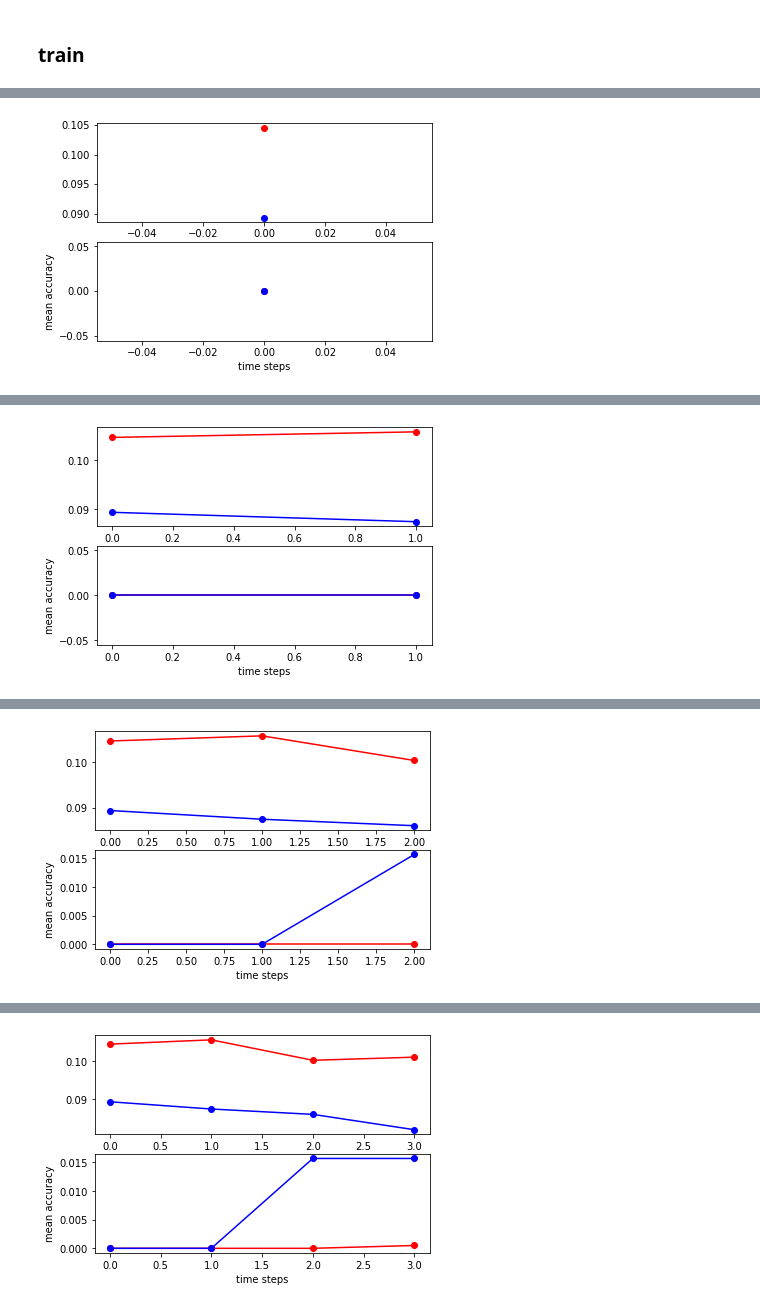
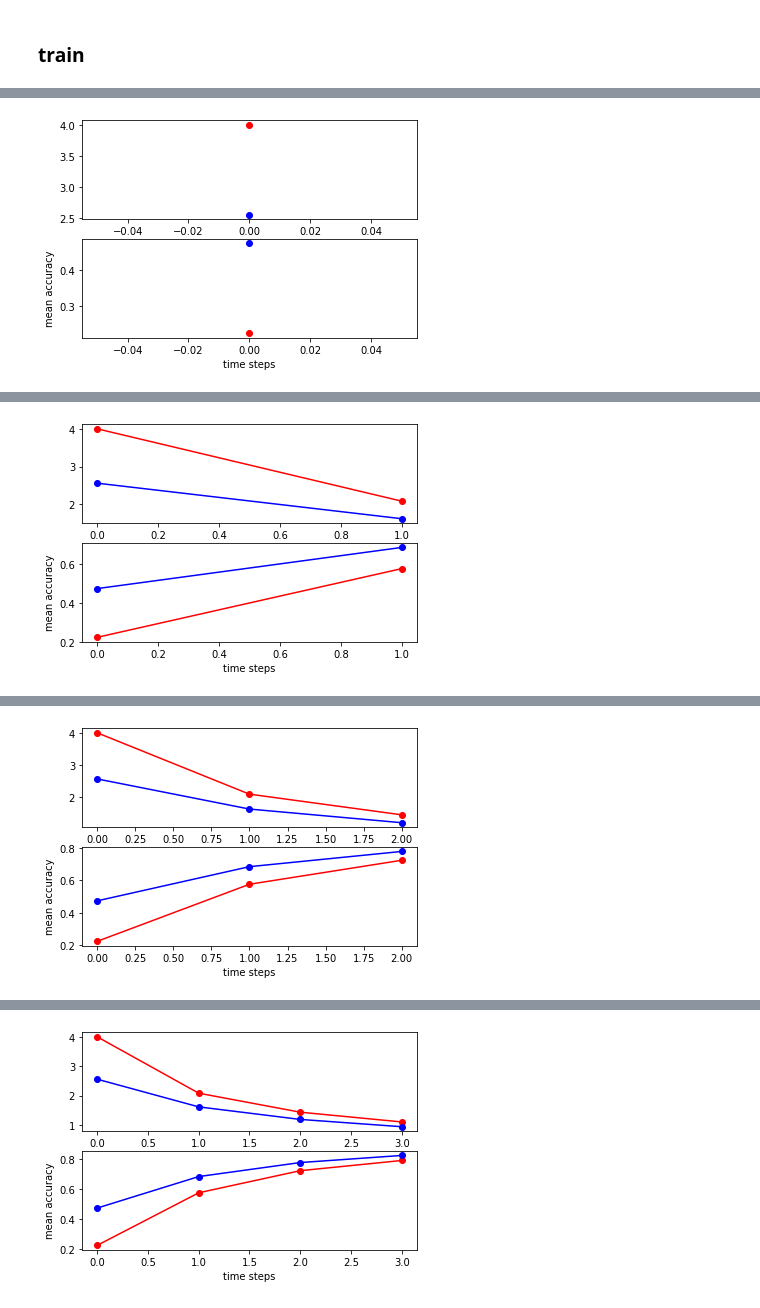
Before and after one commit to giovannimaffei/contrastive_predictive_coding, a Jupyter notebook: notebooks/Contrastive_predictive_coding_package_test.ipynb, the cells around one changed output, grey strips where cells are left out. Drawn from its saved outputs; the diff is of its cells as text; code cells hidden in the pictures.

Commit message:
fix accuracy comp, test spk clf

```diff
--- a/notebooks/Contrastive_predictive_coding_package_test.ipynb
+++ b/notebooks/Contrastive_predictive_coding_package_test.ipynb
@@ -82,3 +90,9 @@ device_type = 'cpu'
 device = torch.device(device_type)
 # %% [markdown]
 ### load dataset
+# %%
+processed_data_path = '/home/giovanni.maffei/datasets/librispeech/processed/data/'
+
+train_path = processed_data_path+'librispeech_train.hdf5'
+valid_path = processed_data_path+'librispeech_valid.hdf5'
+test_path  = processed_data_path+'librispeech_test.hdf5'
@@ -96,8 +114,10 @@ valid_spk_dataloader = DataLoader(valid_spk_data, batch_size=batch_size, shuffle
 # %% [markdown]
 ### load CPC model
+# %%
+model_path = '../trained_models/cpc_test_model_2020-10-06-11:04:37'
 # %%
-cpc = cpc_speech.CPC_speech()
-cpc.load_pretrained_model('workstation/contrastive_predictive_coding/trained_models/cpc_test_model_2020-10-06-11-04-37')
+cpc = cpcspeech.CPC_speech(gpu=True)
+cpc.load_pretrained_model(model_path)
 cpc.freeze()
 cpc_model = cpc.cpc_model
 # %%
@@ -116,7 +136,7 @@ cpc_model = cpc.cpc_model
 n_speakers = len(train_spk_data.unique_spk_ids)
 emb_size = 256
 inner_size = 512
-spk_classifier = MLP(emb_size, inner_size, n_speakers)
+spk_classifier = MLP(emb_size, inner_size, n_speakers).to(device)
 # %% [markdown]
 ### train
 # %%
@@ -124,8 +144,8 @@ train_params = [p for p in spk_classifier.parameters() if p.requires_grad == Tru
 optimizer = optim.Adam(train_params, lr=0.0002, betas=(0.9, 0.98), eps=1e-09, weight_decay=1e-4, amsgrad=True)
 loss = F.nll_loss
 # %%
-n_epochs = 5
-spk_training = Spk_Training(cpc_model, spk_classifier, loss, optimizer, train_spk_dataloader, valid_spk_dataloader, device)
-spk_training.train(n_epochs, plot=True)
+n_epochs = 20
+spk_training = Spk_Training(cpc_model, spk_classifier, loss, optimizer, device)
+spk_training.train(train_spk_dataloader, valid_spk_dataloader, n_epochs, plot=True)
 # %% [output]
 -- epoch 0 --
@@ -137,2 +157,2 @@ valid accuracy: 0.0
-[figure, old version]
+[figure, new version]
 -- epoch 1 --
@@ -144,2 +164,2 @@ valid accuracy: 0.0
-[figure, old version]
+[figure, new version]
 -- epoch 2 --
@@ -151,2 +171,2 @@ valid accuracy: 0.015625
-[figure, old version]
+[figure, new version]
 -- epoch 3 --
@@ -158,2 +178,2 @@ valid accuracy: 0.015625
-[figure, old version]
+[figure, new version]
 -- epoch 4 --
```
Also changed, not shown: parts of 14 cells of this notebook, 20 other files.
